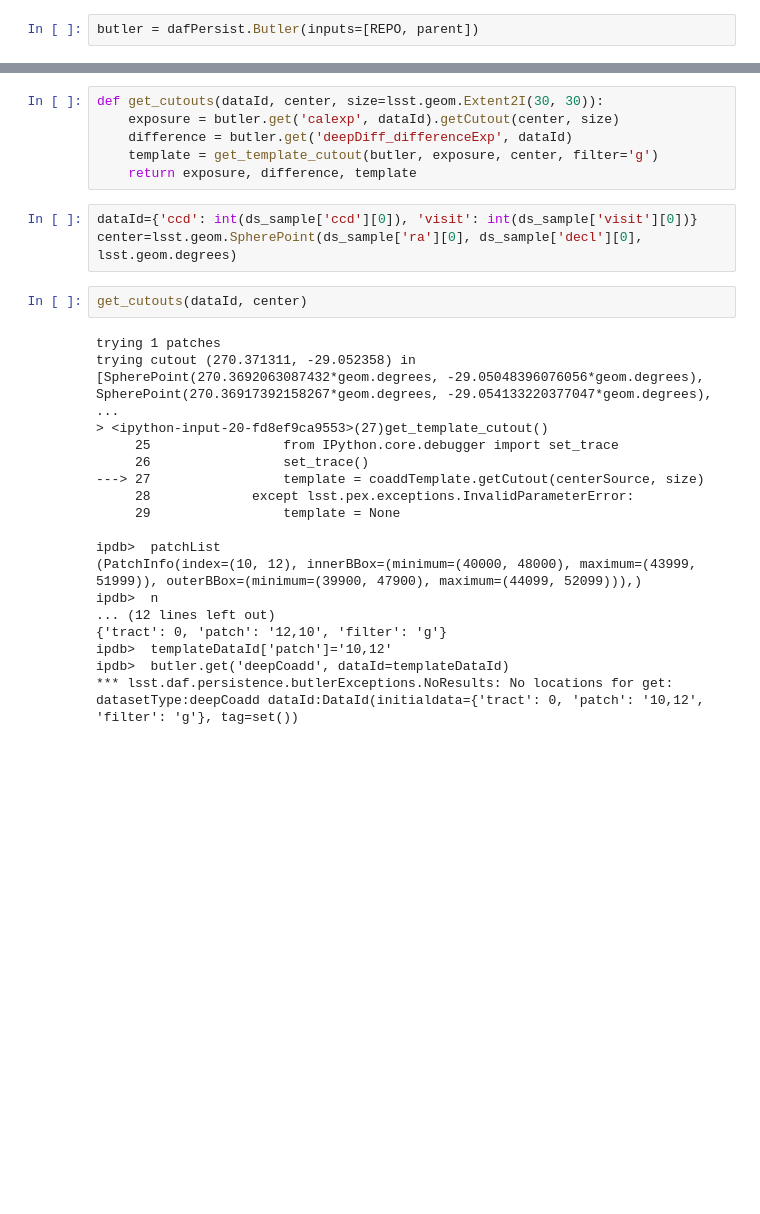
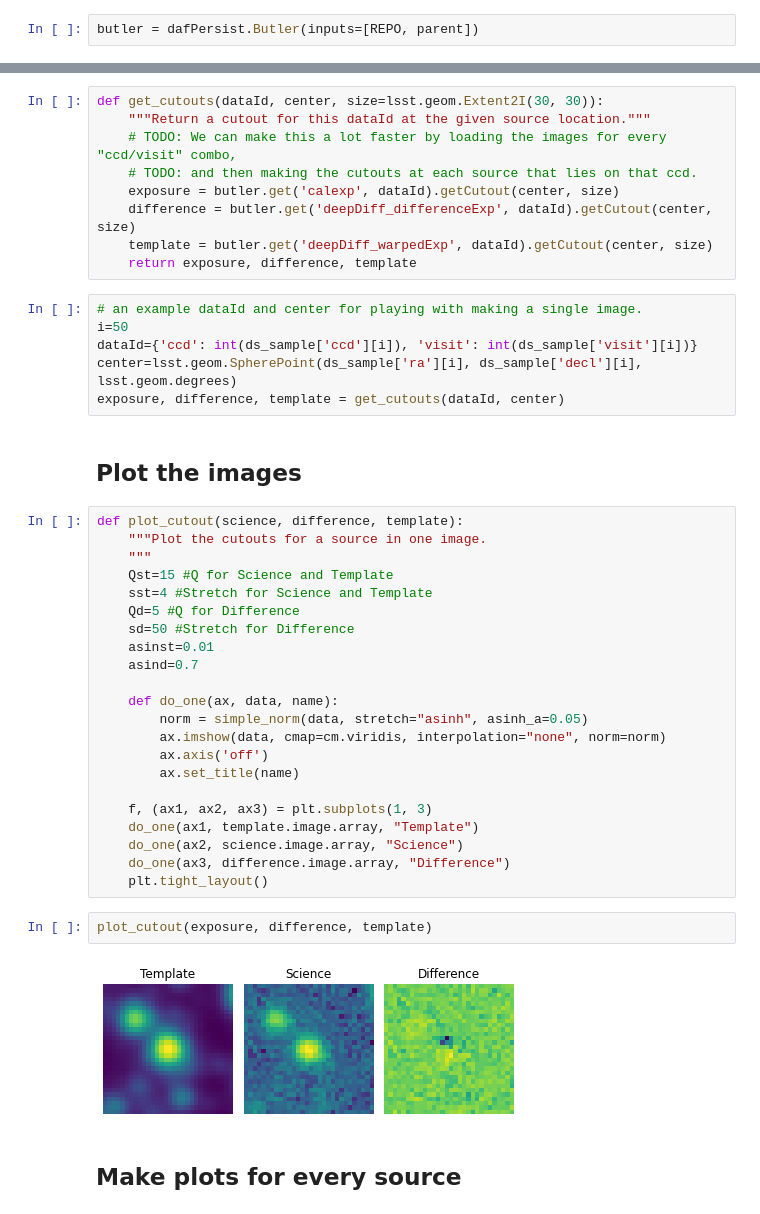
Before and after one commit to lsst-dm/ap_pipe-notebooks, a Jupyter notebook: DM-27813-Crowded-Field-to-Zooniverse.ipynb, the cells around one changed output, grey strips where cells are left out. Cells and saved outputs as stored; diff of their text form; blank space fills up the shorter version.

```diff
--- a/DM-27813-Crowded-Field-to-Zooniverse.ipynb
+++ b/DM-27813-Crowded-Field-to-Zooniverse.ipynb
@@ -92,30 +72,46 @@ def get_template_cutout(butler, scienceImage, centerSource, size=lsst.geom.Exten
 # %%
 def get_cutouts(dataId, center, size=lsst.geom.Extent2I(30, 30)):
+    """Return a cutout for this dataId at the given source location."""
+    # TODO: We can make this a lot faster by loading the images for every "ccd/visit" combo,
+    # TODO: and then making the cutouts at each source that lies on that ccd.
     exposure = butler.get('calexp', dataId).getCutout(center, size)
-    difference = butler.get('deepDiff_differenceExp', dataId)
-    template = get_template_cutout(butler, exposure, center, filter='g')
+    difference = butler.get('deepDiff_differenceExp', dataId).getCutout(center, size)
+    template = butler.get('deepDiff_warpedExp', dataId).getCutout(center, size)
     return exposure, difference, template
 # %%
-dataId={'ccd': int(ds_sample['ccd'][0]), 'visit': int(ds_sample['visit'][0])}
-center=lsst.geom.SpherePoint(ds_sample['ra'][0], ds_sample['decl'][0], lsst.geom.degrees)
+# an example dataId and center for playing with making a single image.
+i=50
+dataId={'ccd': int(ds_sample['ccd'][i]), 'visit': int(ds_sample['visit'][i])}
+center=lsst.geom.SpherePoint(ds_sample['ra'][i], ds_sample['decl'][i], lsst.geom.degrees)
+exposure, difference, template = get_cutouts(dataId, center)
-# %%
-get_cutouts(dataId, center)
-# %% [output]
-trying 1 patches
-trying cutout (270.371311, -29.052358) in [SpherePoint(270.3692063087432*geom.degrees, -29.05048396076056*geom.degrees), SpherePoint(270.36917392158267*geom.degrees, -29.054133220377047*geom.degrees), ...
-> <ipython-input-20-fd8ef9ca9553>(27)get_template_cutout()
-     25                 from IPython.core.debugger import set_trace
-     26                 set_trace()
----> 27                 template = coaddTemplate.getCutout(centerSource, size)
-     28             except lsst.pex.exceptions.InvalidParameterError:
-     29                 template = None
-
-ipdb>  patchList
-(PatchInfo(index=(10, 12), innerBBox=(minimum=(40000, 48000), maximum=(43999, 51999)), outerBBox=(minimum=(39900, 47900), maximum=(44099, 52099))),)
-ipdb>  n
-... (12 lines left out)
-{'tract': 0, 'patch': '12,10', 'filter': 'g'}
-ipdb>  templateDataId['patch']='10,12'
-ipdb>  butler.get('deepCoadd', dataId=templateDataId)
-*** lsst.daf.persistence.butlerExceptions.NoResults: No locations for get: datasetType:deepCoadd dataId:DataId(initialdata={'tract': 0, 'patch': '10,12', 'filter': 'g'}, tag=set())
+# %% [markdown]
+## Plot the images
+# %%
+def plot_cutout(science, difference, template):
+    """Plot the cutouts for a source in one image.
+    """
+    Qst=15 #Q for Science and Template
+    sst=4 #Stretch for Science and Template
+    Qd=5 #Q for Difference
+    sd=50 #Stretch for Difference
+    asinst=0.01
+    asind=0.7
+
+    def do_one(ax, data, name):
+        norm = simple_norm(data, stretch="asinh", asinh_a=0.05)
+        ax.imshow(data, cmap=cm.viridis, interpolation="none", norm=norm)
+        ax.axis('off')
+        ax.set_title(name)
+
+    f, (ax1, ax2, ax3) = plt.subplots(1, 3)
+    do_one(ax1, template.image.array, "Template")
+    do_one(ax2, science.image.array, "Science")
+    do_one(ax3, difference.image.array, "Difference")
+    plt.tight_layout()
+# %%
+plot_cutout(exposure, difference, template)
+# %% [output]
+[figure, added]
+# %% [markdown]
+## Make plots for every source
 # %%
```
Also changed, not shown: parts of 10 cells of this notebook.
